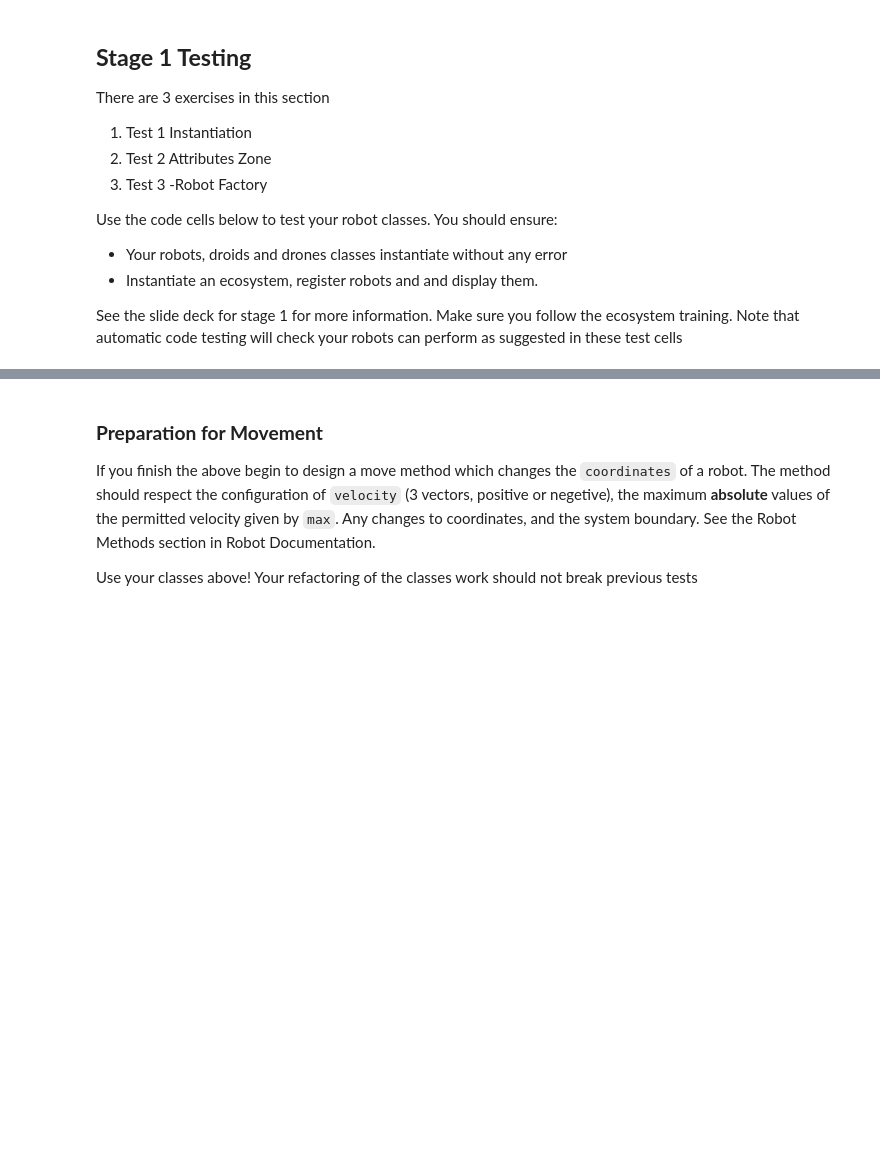
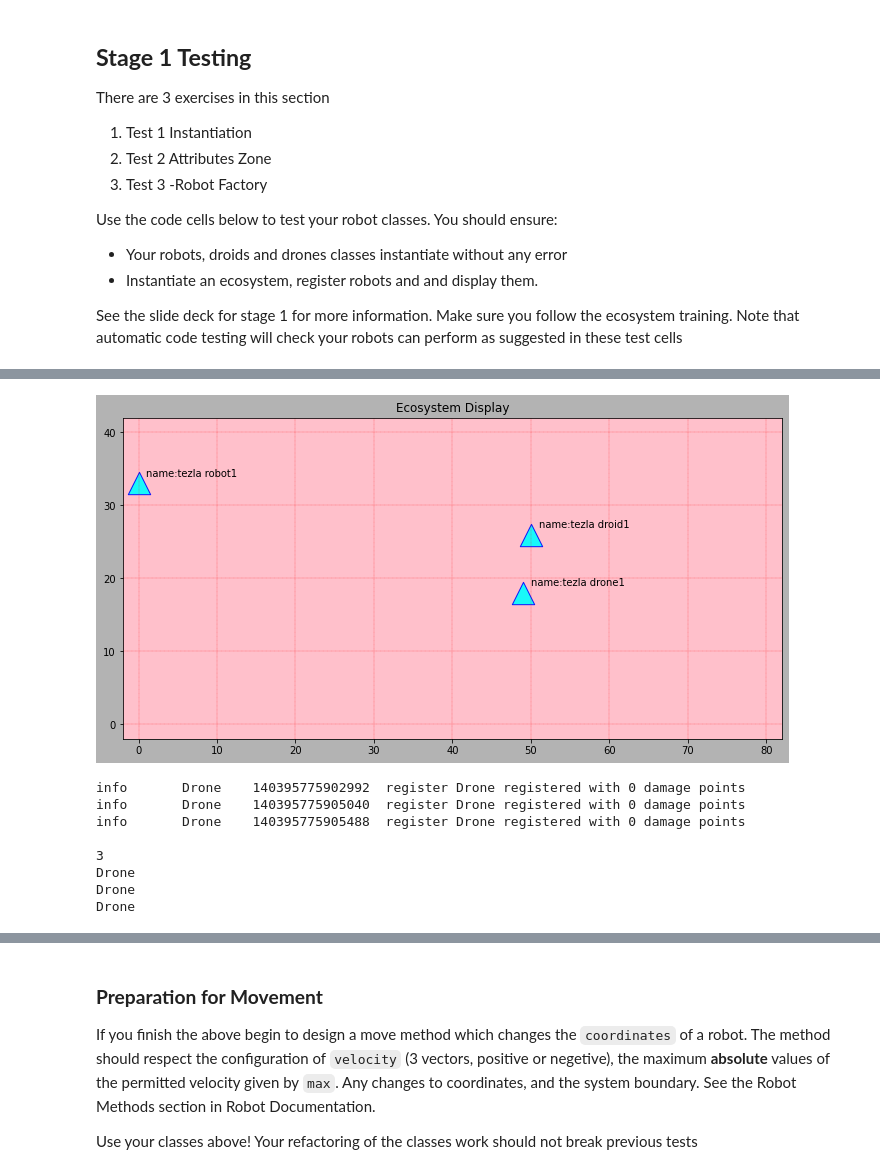
Before and after one commit to Amraa1/Pizza-Delivery-With-Robots-Simulation, a Jupyter notebook: programming_CW_notebook.ipynb, the cells around one changed output, grey strips where cells are left out. Saved outputs shown, nothing was run; the diff lists cells and outputs as text; code cells hidden in the pictures; blank space fills up the shorter version.

```diff
--- a/programming_CW_notebook.ipynb
+++ b/programming_CW_notebook.ipynb
@@ -1232,3 +1817,44 @@ See the slide deck for stage 1 for more information. Make sure you follow the ec
+# %%
+##############################################################
+# @title Test 2 Attributes Zone [code] {display-mode: "code"}
+##############################################################
+#Test 2
+#Instantiate robots and change attributes.
+# Demonstrate your awareness of robot attributes such as size, colour and shape
+ecosystem = Ecosystem()
+
+drone1 = Drone()
+drone2 = Drone()
+drone3 = Drone()
+ecosystem.register(drone1)
+ecosystem.register(drone2)
+ecosystem.register(drone3)
+
+number = 1
+for item, name in [(drone1, 'tezla robot'), (drone2, 'tezla droid'), (drone3, 'tezla drone')]:
+  item.name = name + str(number)
+  print(f'{item} name is {item.name}')
+
+     # to distinguish droid and pizza size
+
+ecosystem.display_parameters = {'annotations':['name']}
+ecosystem.display_on_update = True
+ecosystem.update()
+
+print(ecosystem.messages)
+print(ecosystem.count_operational)
+for i in [drone1, drone2, drone3]:
+  print(type(i).__name__)
+# %% [output]
+[figure, added]
+info       Drone    140395775902992  register Drone registered with 0 damage points
+info       Drone    140395775905040  register Drone registered with 0 damage points
+info       Drone    140395775905488  register Drone registered with 0 damage points
+
+3
+Drone
+Drone
+Drone
 # %%
 ##############################################################
 # @title Test 3 -Robot Factory [code] {display-mode: "code"}
```
Also changed, not shown: parts of 47 cells of this notebook.
